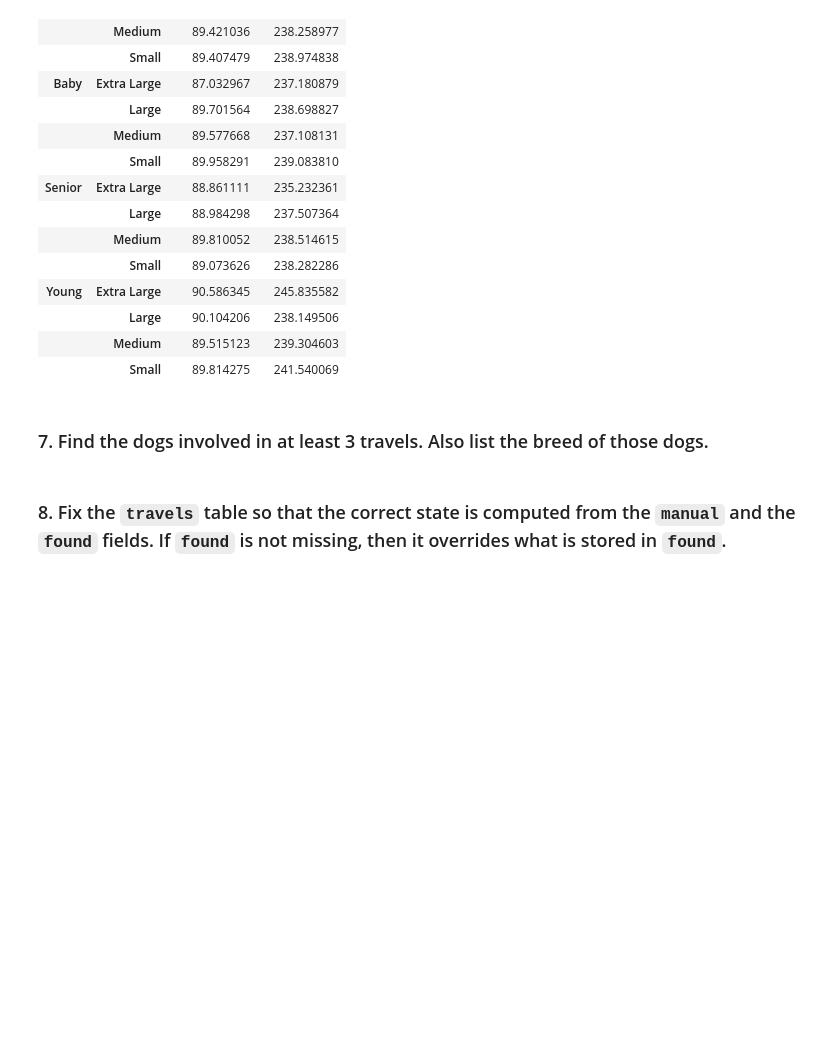
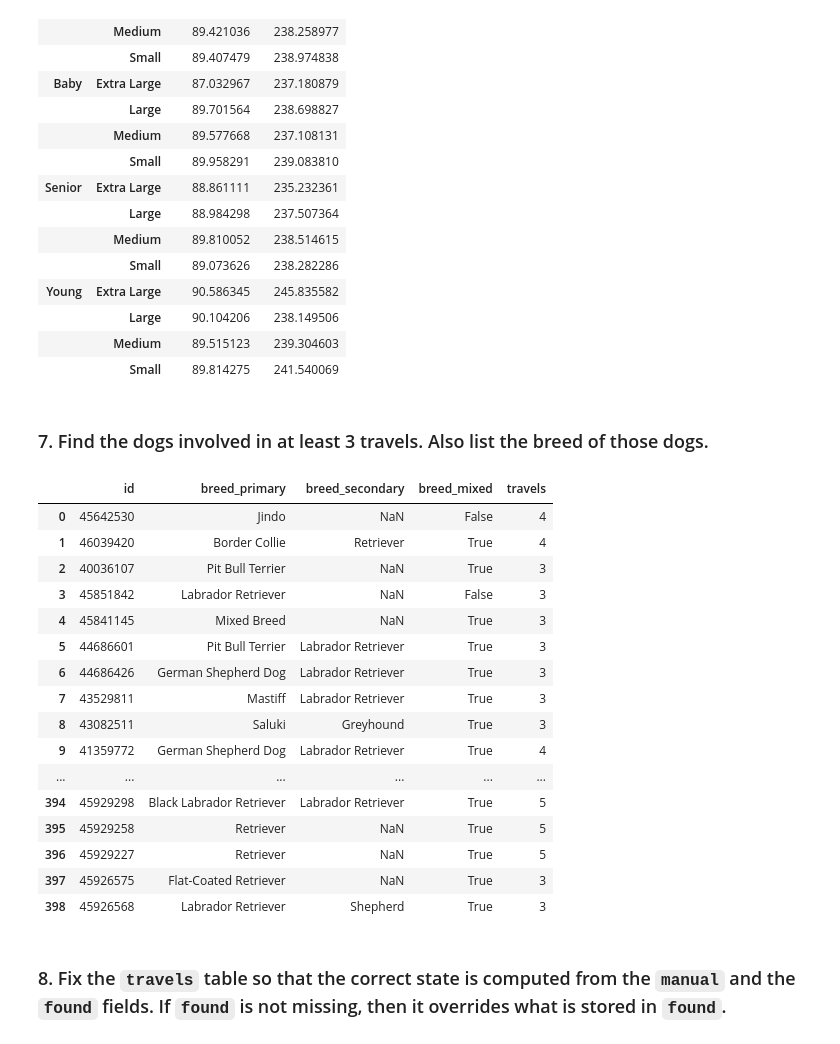
Before and after one commit to danielepoterti/FoundationCS, a Jupyter notebook: project.ipynb, the cells around one changed output. Cells and saved outputs as stored; diff of their text form; code cells hidden in the pictures; blank space fills up the shorter version.

```diff
--- a/project.ipynb
+++ b/project.ipynb
@@ -345,12 +345,30 @@ dur_cost_Df
 # %% [markdown]
 ### 7. Find the dogs involved in at least 3 travels. Also list the breed of those dogs.
 # %%
-dogsandtravel = pd.merge(dogs_df['id'], dogTravel_df, how="inner", on =["id", "id"])
+dogsandtravel = pd.merge(dogs_df['id'], dogTravel_df[['id','index']], how="inner", on =["id", "id"])
 groupby = dogsandtravel.groupby(['id'])['index'].nunique()
 groupby = groupby[groupby > 2].reset_index()
 dogsandtravel = pd.merge(dogs_df[['id', 'breed_primary', 'breed_secondary', 'breed_mixed']], groupby, how="inner", on =["id", "id"])
 dogsandtravel['travels'] = dogsandtravel['index']
 dogsandtravel.drop(columns='index')
+# %% [output]
+|  | id | breed_primary | breed_secondary | breed_mixed | travels |
+| 0 | 45642530 | Jindo | NaN | False | 4 |
+| 1 | 46039420 | Border Collie | Retriever | True | 4 |
+| 2 | 40036107 | Pit Bull Terrier | NaN | True | 3 |
+| 3 | 45851842 | Labrador Retriever | NaN | False | 3 |
+| 4 | 45841145 | Mixed Breed | NaN | True | 3 |
+| 5 | 44686601 | Pit Bull Terrier | Labrador Retriever | True | 3 |
+| 6 | 44686426 | German Shepherd Dog | Labrador Retriever | True | 3 |
+| 7 | 43529811 | Mastiff | Labrador Retriever | True | 3 |
+| 8 | 43082511 | Saluki | Greyhound | True | 3 |
+| 9 | 41359772 | German Shepherd Dog | Labrador Retriever | True | 4 |
+| ... | ... | ... | ... | ... | ... |
+| 394 | 45929298 | Black Labrador Retriever | Labrador Retriever | True | 5 |
+| 395 | 45929258 | Retriever | NaN | True | 5 |
+| 396 | 45929227 | Retriever | NaN | True | 5 |
+| 397 | 45926575 | Flat-Coated Retriever | NaN | True | 3 |
+| 398 | 45926568 | Labrador Retriever | Shepherd | True | 3 |
 # %% [markdown]
 ### 8. Fix the `travels` table so that the correct state is computed from  the `manual` and the `found` fields. If `found` is not missing, then it overrides what is stored in `found`.
 # %% [markdown]
```
